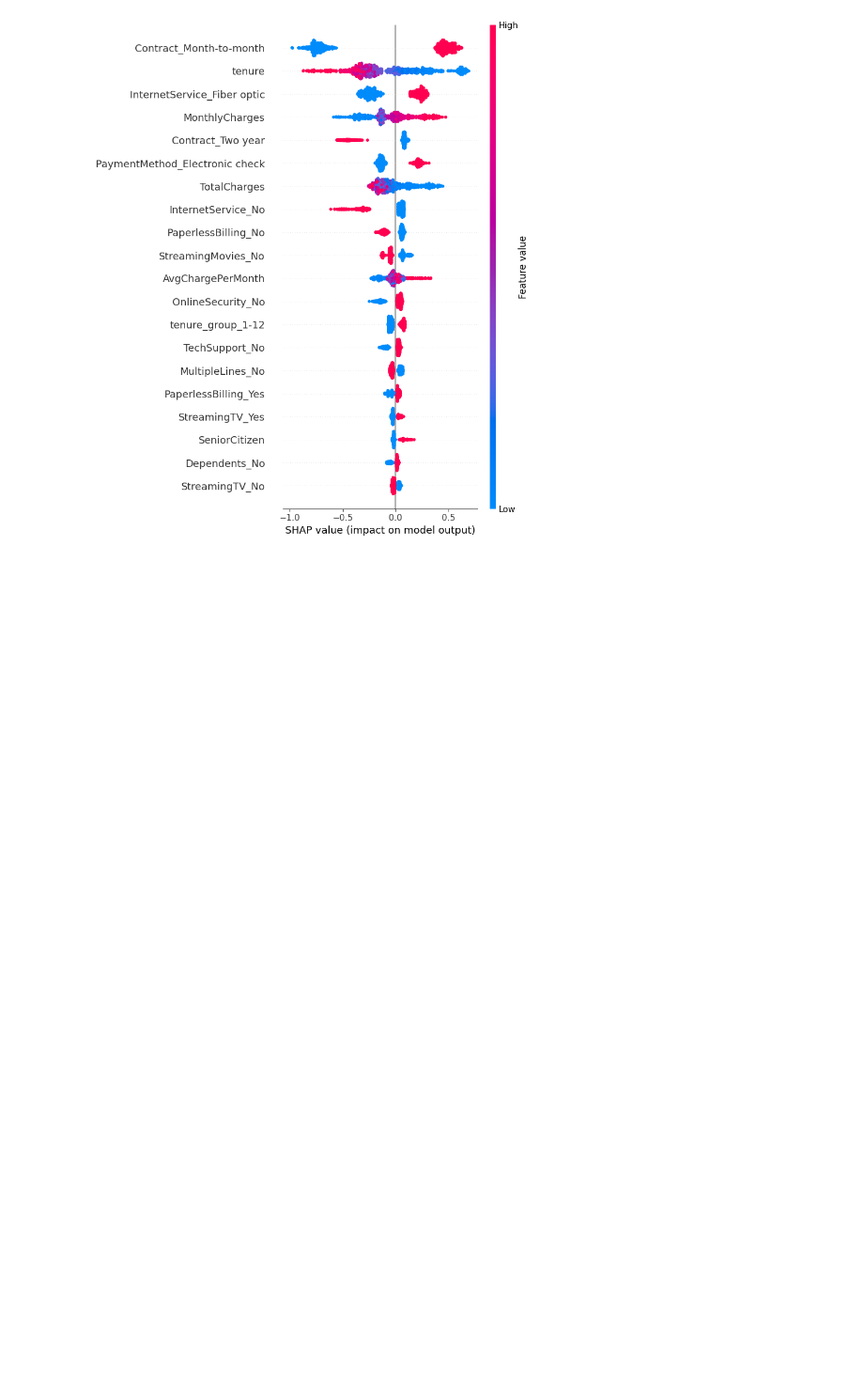
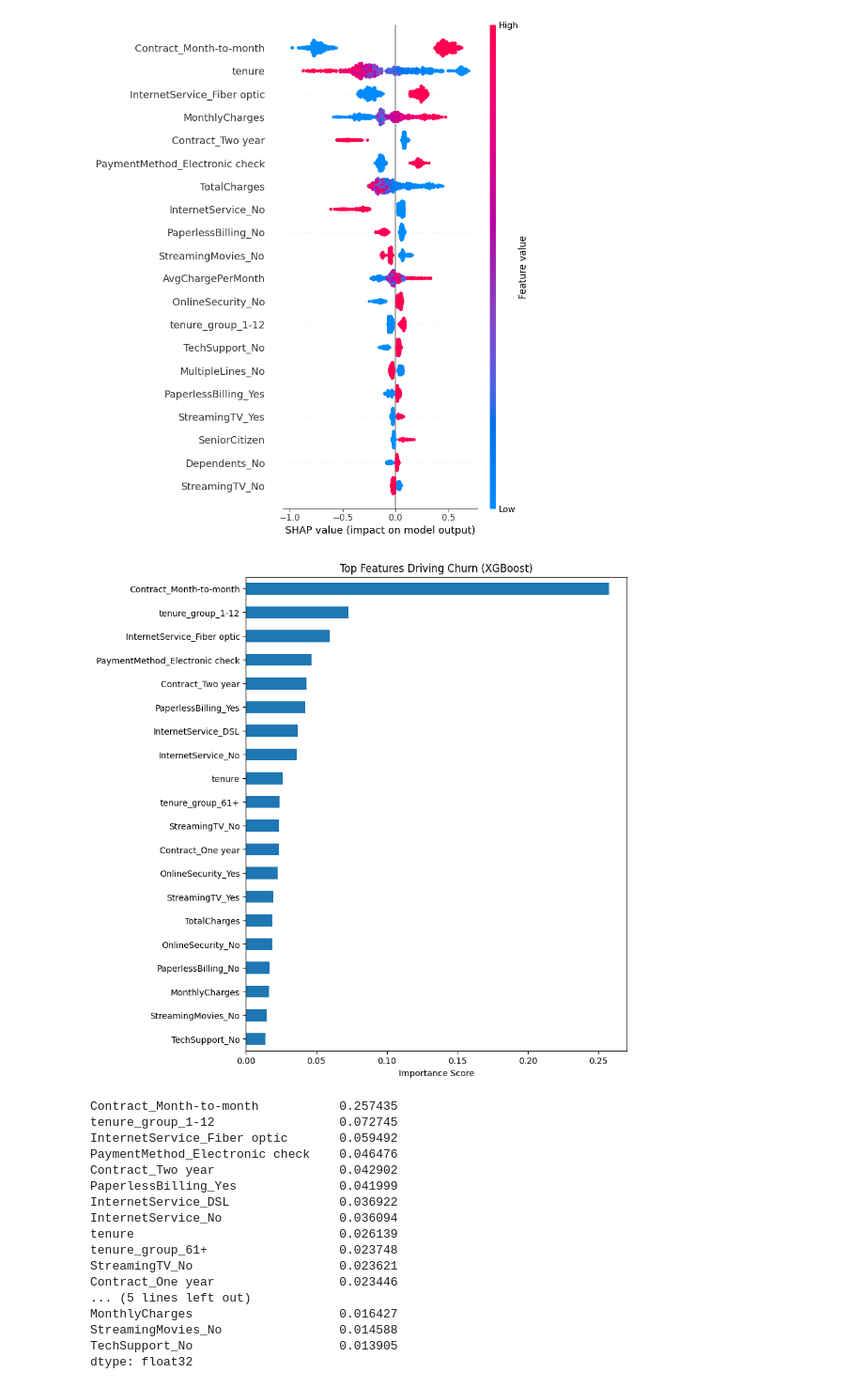
Before and after one commit to Hamza-1711/Customer-Churn-Prediction, a Jupyter notebook: Customer-Churn-Prediction.ipynb, the cells around one changed output. Shown: that part at 94% size. Cells and saved outputs as stored; diff of their text form; code cells hidden in the pictures; blank space fills up the shorter version.

```diff
--- a/Customer-Churn-Prediction.ipynb
+++ b/Customer-Churn-Prediction.ipynb
@@ -399,3 +399,33 @@ shap_values = explainer(X_sample_pre)
 shap.summary_plot(shap_values, features=X_sample_pre, feature_names=feature_names)
 # %% [output]
 [figure]
+# %%
+importances = best_xgb.named_steps['clf'].feature_importances_
+fi = pd.Series(importances, index=feature_names).sort_values(ascending=False)
+top_features = fi.head(20)
+plt.figure(figsize=(8,10))
+top_features.sort_values().plot(kind='barh')
+plt.title("Top Features Driving Churn (XGBoost)")
+plt.xlabel("Importance Score")
+plt.show()
+
+top_features
+# %% [output]
+[figure, added]
+Contract_Month-to-month           0.257435
+tenure_group_1-12                 0.072745
+InternetService_Fiber optic       0.059492
+PaymentMethod_Electronic check    0.046476
+Contract_Two year                 0.042902
+PaperlessBilling_Yes              0.041999
+InternetService_DSL               0.036922
+InternetService_No                0.036094
+tenure                            0.026139
+tenure_group_61+                  0.023748
+StreamingTV_No                    0.023621
+Contract_One year                 0.023446
+... (5 lines left out)
+MonthlyCharges                    0.016427
+StreamingMovies_No                0.014588
+TechSupport_No                    0.013905
+dtype: float32
```
Also changed, not shown: parts of 4 cells of this notebook.
